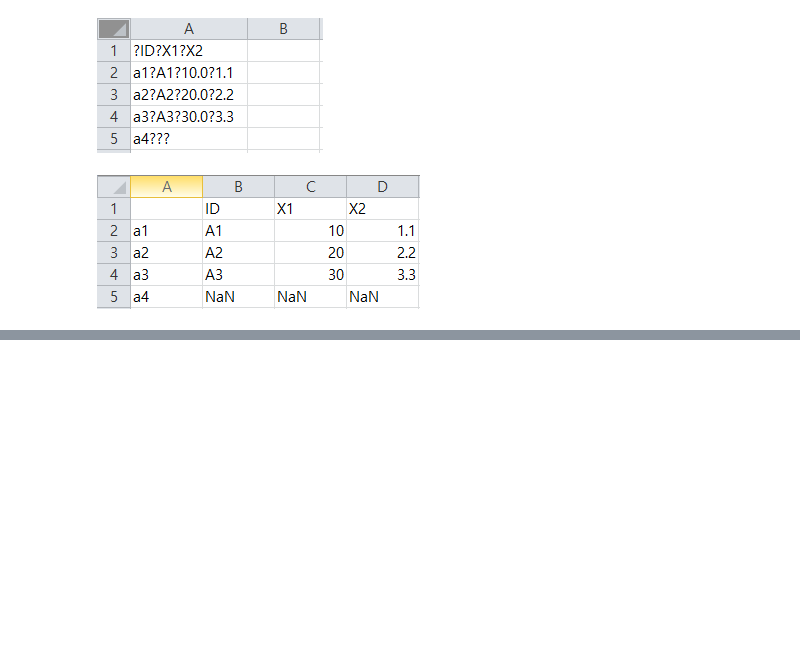
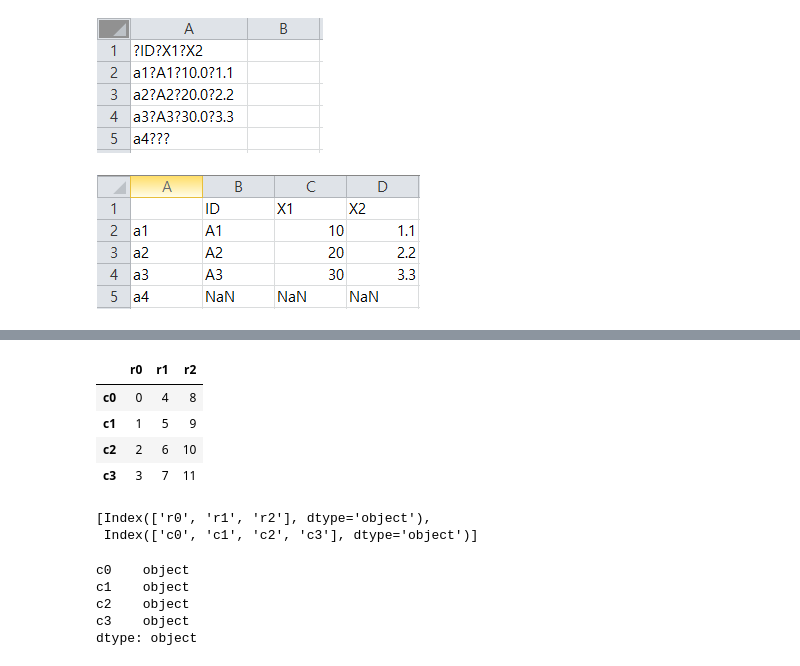
Before and after one commit to goebalgaebal/TIL, a Jupyter notebook: 빅데이터(딥러닝) 활용 AI 설계/딥러닝을 위한 빅데이터 기초/Python/code2/Day2_DA.ipynb, the cells around one changed output, grey strips where cells are left out. Cells and saved outputs as stored; diff of their text form; code cells hidden in the pictures; blank space fills up the shorter version.

```diff
--- a/빅데이터(딥러닝) 활용 AI 설계/딥러닝을 위한 빅데이터 기초/Python/code2/Day2_DA.ipynb
+++ b/빅데이터(딥러닝) 활용 AI 설계/딥러닝을 위한 빅데이터 기초/Python/code2/Day2_DA.ipynb
@@ -100,0 +115,21 @@ df2.to_csv("./res/dt2.csv", sep=",", na_rep="NaN")
+# %%
+df1.T
+# %% [output]
+|  | r0 | r1 | r2 |
+| c0 | 0 | 4 | 8 |
+| c1 | 1 | 5 | 9 |
+| c2 | 2 | 6 | 10 |
+| c3 | 3 | 7 | 11 |
+# %%
+df1.axes
+# %% [output]
+[Index(['r0', 'r1', 'r2'], dtype='object'),
+ Index(['c0', 'c1', 'c2', 'c3'], dtype='object')]
+# %%
+df1.dtypes
+# %% [output]
+c0    object
+c1    object
+c2    object
+c3    object
+dtype: object
```
Also changed, not shown: parts of 15 cells of this notebook, 3 other files.
